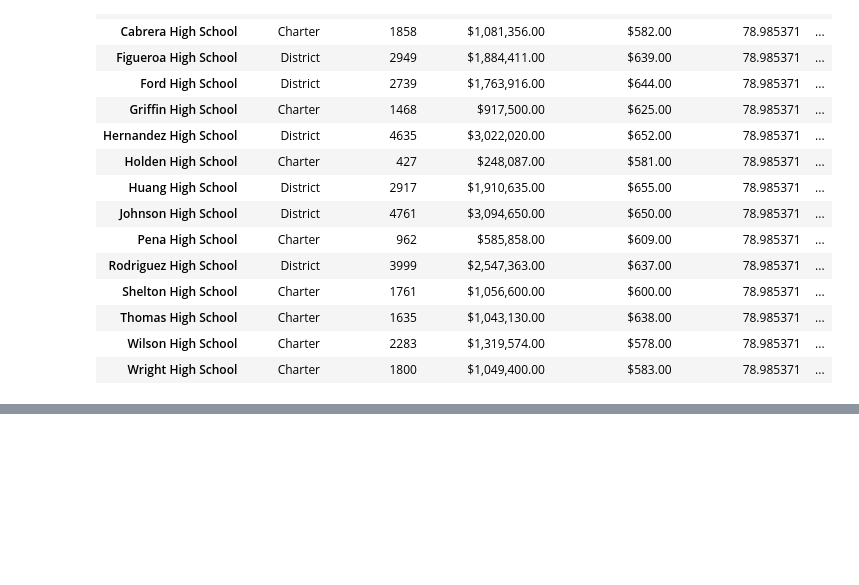
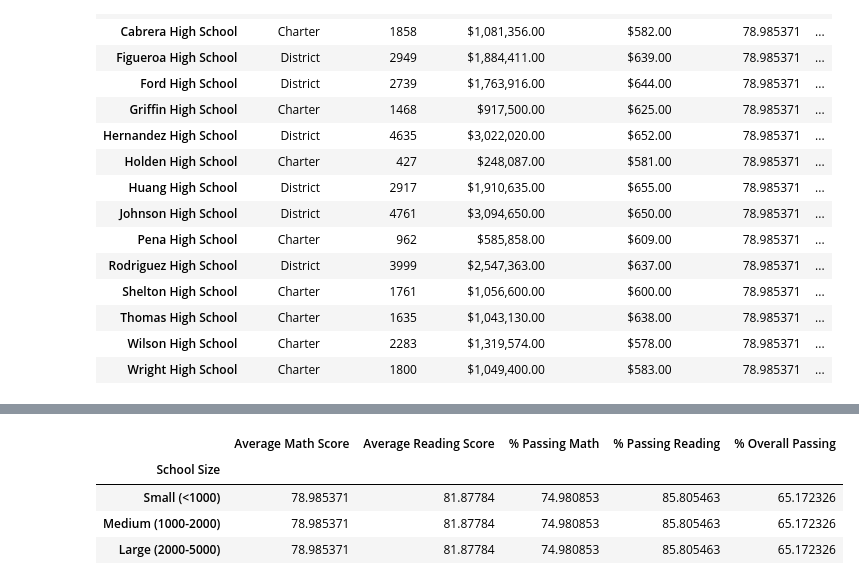
Before and after one commit to angelegueupi/School-Analysis, a Jupyter notebook: PyCitySchools_code.ipynb, the cells around one changed output, grey strips where cells are left out. Saved outputs shown, nothing was run; the diff lists cells and outputs as text; code cells hidden in the pictures; blank space fills up the shorter version.

```diff
--- a/PyCitySchools_code.ipynb
+++ b/PyCitySchools_code.ipynb
@@ -571,0 +597,28 @@ group_names = ["Small (<1000)", "Medium (1000-2000)", "Large (2000-5000)"]
+# %%
+average_math_score = per_school_summary.groupby(["School Size"]).mean()["Average Math Score"]
+average_reading_score = per_school_summary.groupby(["School Size"]).mean()["Average Reading Score"]
+type_passing_math = per_school_summary.groupby(["School Size"]).mean()["% Passing Math"]
+passing_reading_percentage = per_school_summary.groupby(["School Size"]).mean()["% Passing Reading"]
+overall_passing_rate = per_school_summary.groupby(["School Size"]).mean()["% Overall Passing"]
+# %%
+# Assemble into DataFrame
+size_summary = pd.DataFrame({"Average Math Score" : average_math_score,
+                             "Average Reading Score": average_reading_score,
+                             "% Passing Math": passing_math_percentage,
+                             "% Passing Reading": passing_reading_percentage,
+                             "% Overall Passing": overall_passing_rate})
+
+# Minor data wrangling
+size_summary = size_summary[["Average Math Score",
+                             "Average Reading Score",
+                             "% Passing Math", "% Passing Reading",
+                             "% Overall Passing"]]
+
+# Display results
+size_summary
+# %% [output]
+|  | Average Math Score | Average Reading Score | % Passing Math | % Passing Reading | % Overall Passing |
+| School Size |  |  |  |  |  |
+| Small (<1000) | 78.985371 | 81.87784 | 74.980853 | 85.805463 | 65.172326 |
+| Medium (1000-2000) | 78.985371 | 81.87784 | 74.980853 | 85.805463 | 65.172326 |
+| Large (2000-5000) | 78.985371 | 81.87784 | 74.980853 | 85.805463 | 65.172326 |
```
Also changed, not shown: parts of 5 cells of this notebook.
